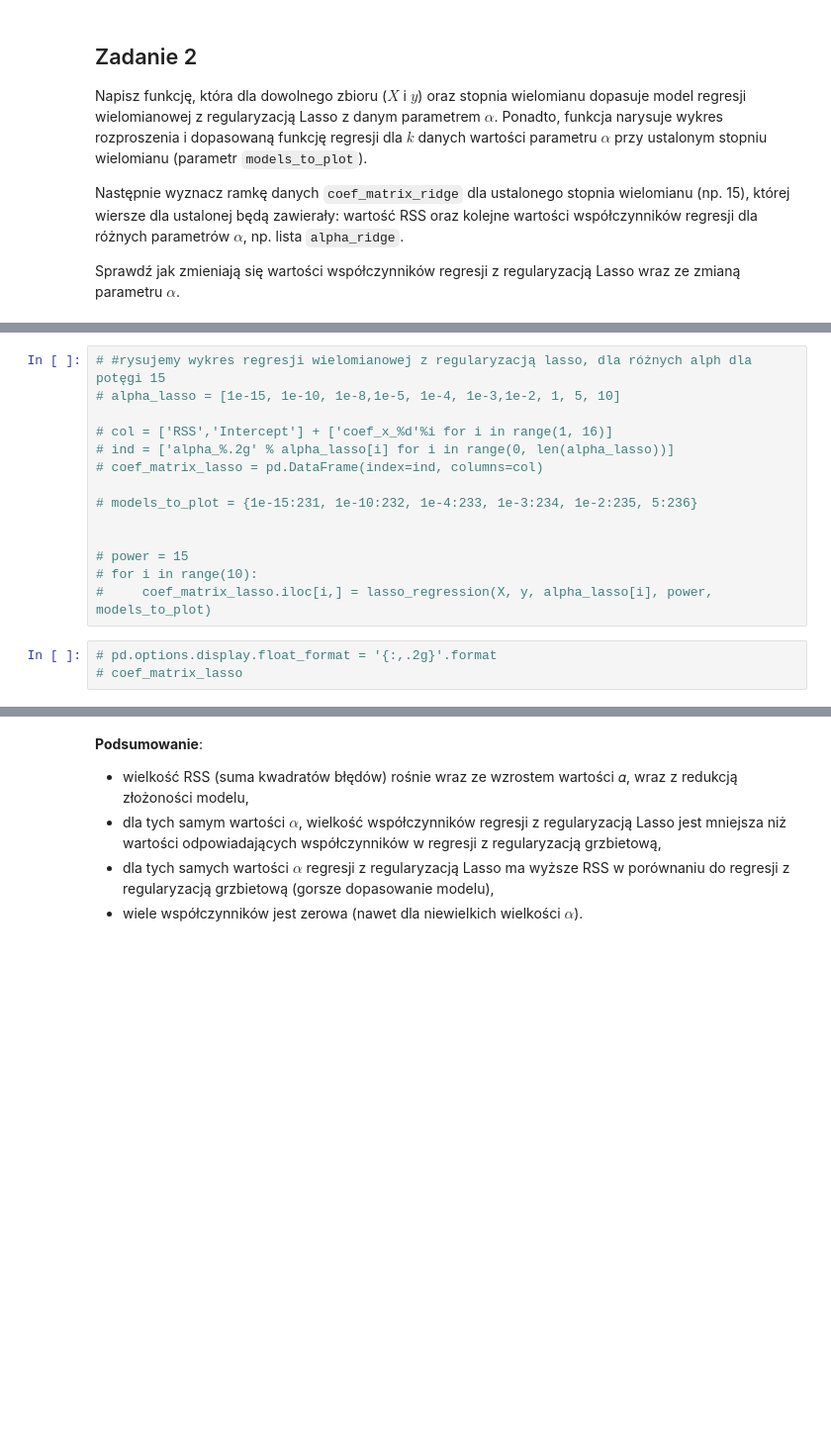
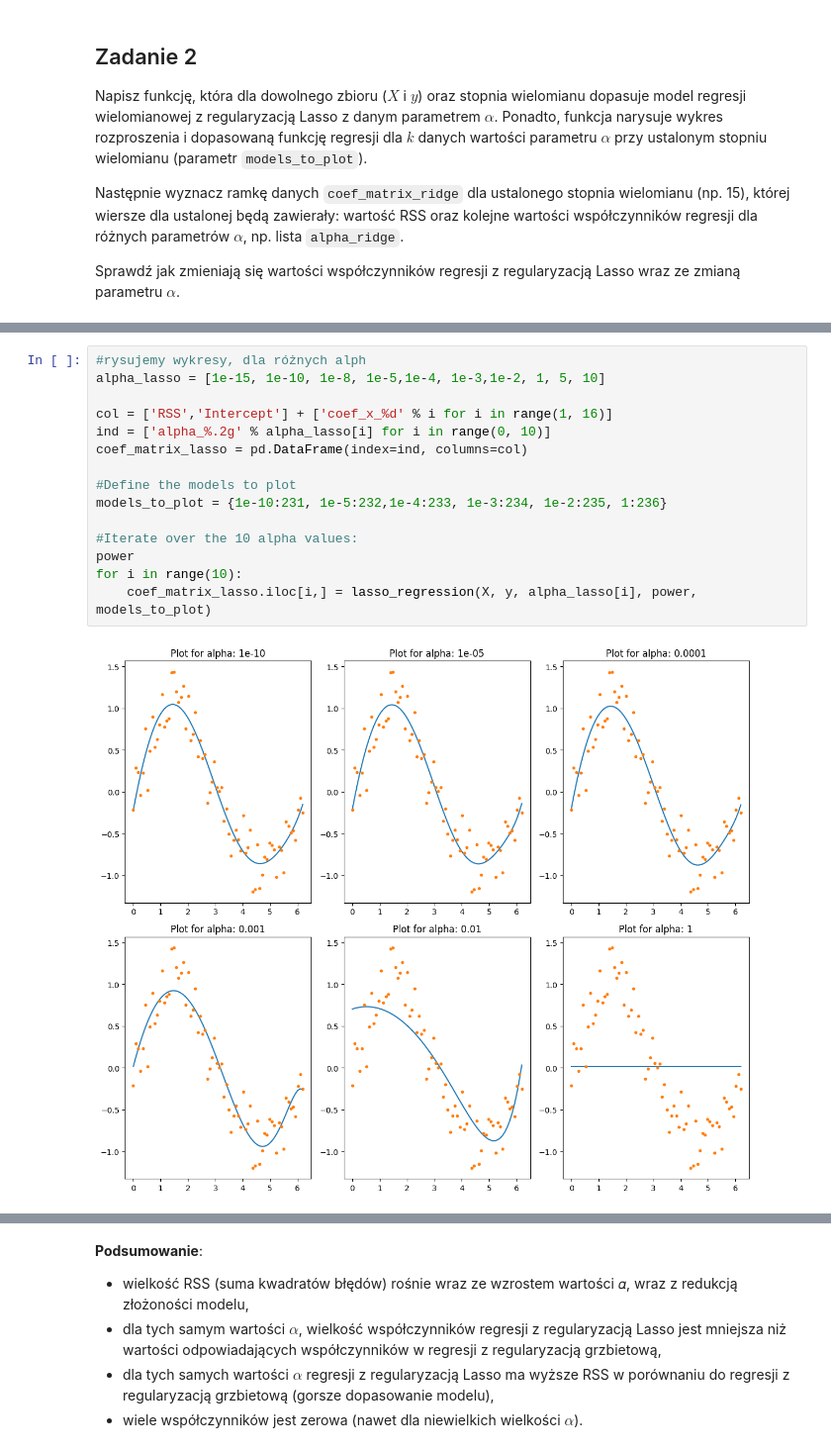
Before and after one commit to RudasKAP/ds08032025regul, a Jupyter notebook: 01_regularyzacja/02_regularyzacja_model_regresji.ipynb, the cells around one changed output, grey strips where cells are left out. Shown: that part at 99% size. Drawn from its saved outputs; the diff is of its cells as text; blank space fills up the shorter version.

```diff
--- a/01_regularyzacja/02_regularyzacja_model_regresji.ipynb
+++ b/01_regularyzacja/02_regularyzacja_model_regresji.ipynb
@@ -192,17 +229,17 @@ Sprawdź jak zmieniają się wartości współczynników regresji z regularyzacj
 # %%
-# #rysujemy wykres regresji wielomianowej z regularyzacją lasso, dla różnych alph dla potęgi 15
-# alpha_lasso = [1e-15, 1e-10, 1e-8,1e-5, 1e-4, 1e-3,1e-2, 1, 5, 10]
+#rysujemy wykresy, dla różnych alph
+alpha_lasso = [1e-15, 1e-10, 1e-8, 1e-5,1e-4, 1e-3,1e-2, 1, 5, 10]
 
-# col = ['RSS','Intercept'] + ['coef_x_%d'%i for i in range(1, 16)]
-# ind = ['alpha_%.2g' % alpha_lasso[i] for i in range(0, len(alpha_lasso))]
-# coef_matrix_lasso = pd.DataFrame(index=ind, columns=col)
+col = ['RSS','Intercept'] + ['coef_x_%d' % i for i in range(1, 16)]
+ind = ['alpha_%.2g' % alpha_lasso[i] for i in range(0, 10)]
+coef_matrix_lasso = pd.DataFrame(index=ind, columns=col)
 
-# models_to_plot = {1e-15:231, 1e-10:232, 1e-4:233, 1e-3:234, 1e-2:235, 5:236}
+#Define the models to plot
+models_to_plot = {1e-10:231, 1e-5:232,1e-4:233, 1e-3:234, 1e-2:235, 1:236}
 
-
-# power = 15
-# for i in range(10):
-#     coef_matrix_lasso.iloc[i,] = lasso_regression(X, y, alpha_lasso[i], power, models_to_plot)
+#Iterate over the 10 alpha values:
+power
+for i in range(10):
+    coef_matrix_lasso.iloc[i,] = lasso_regression(X, y, alpha_lasso[i], power, models_to_plot)
+# %% [output]
+[figure, added]
-# %%
-# pd.options.display.float_format = '{:,.2g}'.format
-# coef_matrix_lasso
```
Also changed, not shown: parts of 11 cells of this notebook, 2 other files.
